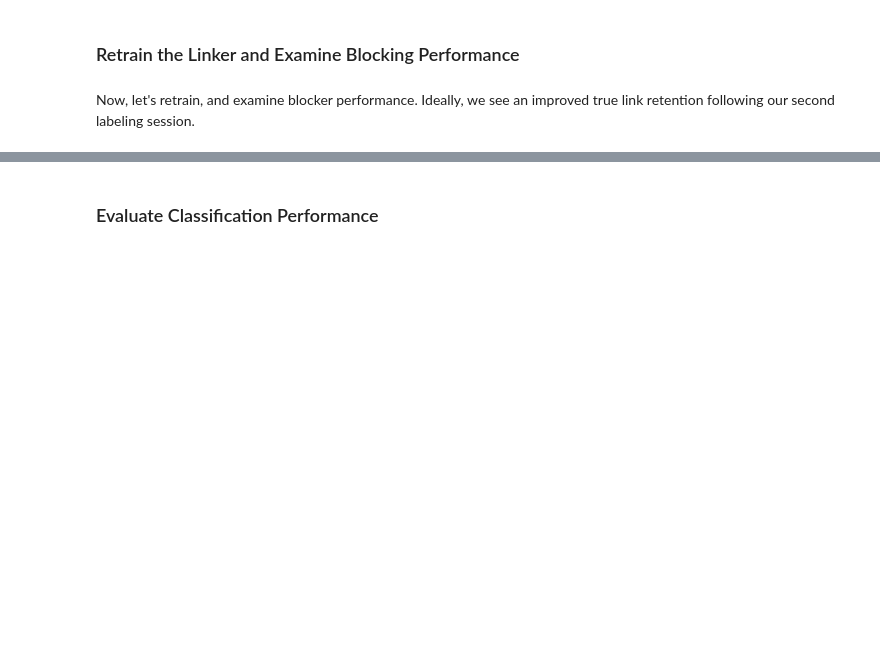
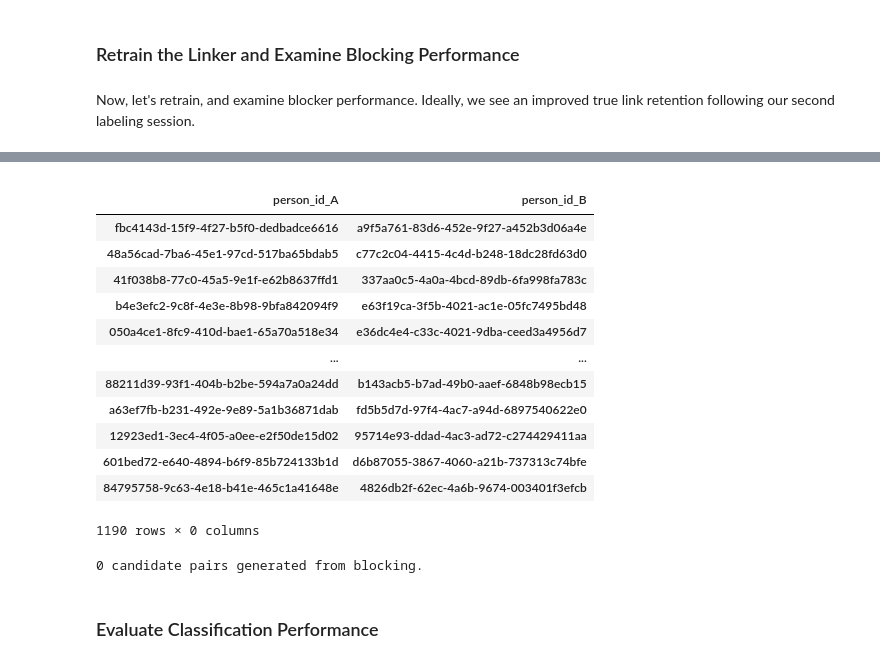
Before and after one commit to arunt-sjsu/DL_Project, a Jupyter notebook: assignment_7_Catchup_1/FEBRL_Data_with_Active_Learning.ipynb, the cells around one changed output, grey strips where cells are left out. Saved outputs shown, nothing was run; the diff lists cells and outputs as text; code cells hidden in the pictures; blank space fills up the shorter version.

```diff
--- a/assignment_7_Catchup_1/FEBRL_Data_with_Active_Learning.ipynb
+++ b/assignment_7_Catchup_1/FEBRL_Data_with_Active_Learning.ipynb
@@ -460,30 +642,51 @@ linker2.train()
+# %%
+df_candidate_links
+# %% [output]
+|  |  |
+| person_id_A | person_id_B |
+| fbc4143d-15f9-4f27-b5f0-dedbadce6616 | a9f5a761-83d6-452e-9f27-a452b3d06a4e |
+| 48a56cad-7ba6-45e1-97cd-517ba65bdab5 | c77c2c04-4415-4c4d-b248-18dc28fd63d0 |
+| 41f038b8-77c0-45a5-9e1f-e62b8637ffd1 | 337aa0c5-4a0a-4bcd-89db-6fa998fa783c |
+| b4e3efc2-9c8f-4e3e-8b98-9bfa842094f9 | e63f19ca-3f5b-4021-ac1e-05fc7495bd48 |
+| 050a4ce1-8fc9-410d-bae1-65a70a518e34 | e36dc4e4-c33c-4021-9dba-ceed3a4956d7 |
+| ... | ... |
+| 88211d39-93f1-404b-b2be-594a7a0a24dd | b143acb5-b7ad-49b0-aaef-6848b98ecb15 |
+| a63ef7fb-b231-492e-9e89-5a1b36871dab | fd5b5d7d-97f4-4ac7-a94d-6897540622e0 |
+| 12923ed1-3ec4-4f05-a0ee-e2f50de15d02 | 95714e93-ddad-4ac3-ad72-c274429411aa |
+| 601bed72-e640-4894-b6f9-85b724133b1d | d6b87055-3867-4060-a21b-737313c74bfe |
+| 84795758-9c63-4e18-b41e-465c1a41648e | 4826db2f-62ec-4a6b-9674-003401f3efcb |
+1190 rows × 0 columns
 # %%
 candidate_pairs = [x for x in linker2.pairs(records_A, records_B)]
 print(f"{len(candidate_pairs):,} candidate pairs generated from blocking.")
+if len(candidate_pairs)!=0:
+  df_candidate_links = pd.DataFrame(
+    [(x[0][0], x[1][0]) for x in candidate_pairs]
+  ).rename(columns={0 : "person_id_A", 1 : "person_id_B"})
+  print(df_candidate_links.columns)
+  df_candidate_links.set_index(["person_id_A", "person_id_B"])
 
-df_candidate_links = pd.DataFrame(
-    [(x[0][0], x[1][0]) for x in candidate_pairs]
-).rename(columns={0 : "person_id_A", 1 : "person_id_B"}).set_index(["person_id_A", "person_id_B"])
+  max_candidate_pairs = df_A.shape[0]*df_B.shape[0]
 
-max_candidate_pairs = df_A.shape[0]*df_B.shape[0]
+  print(f"{max_candidate_pairs:,} total possible pairs.")
 
-print(f"{max_candidate_pairs:,} total possible pairs.")
+  # Calculate search space reduction.
+  search_space_reduction = round(1 - len(candidate_pairs)/max_candidate_pairs, 6)
+  print(f"\n{len(candidate_pairs):,} pairs after full blocking: {search_space_reduction}% search space reduction.")
 
-# Calculate search space reduction.
-search_space_reduction = round(1 - len(candidate_pairs)/max_candidate_pairs, 6)
-print(f"\n{len(candidate_pairs):,} pairs after full blocking: {search_space_reduction}% search space reduction.")
+  # Calculate retained true links percentage.
+  total_true_links = df_ground_truth.shape[0]
+  true_links_after_blocking = pd.merge(
+      df_ground_truth,
+      df_candidate_links,
+      left_index=True,
+      right_index=True,
+      how="inner"
+  ).shape[0]
 
-# Calculate retained true links percentage.
-total_true_links = df_ground_truth.shape[0]
-true_links_after_blocking = pd.merge(
-    df_ground_truth,
-    df_candidate_links,
-    left_index=True,
-    right_index=True,
-    how="inner"
-).shape[0]
-
-retained_true_link_percent = round((true_links_after_blocking/total_true_links) * 100, 2)
-print(f"{retained_true_link_percent}% true links retained after blocking.")
+  retained_true_link_percent = round((true_links_after_blocking/total_true_links) * 100, 2)
+  print(f"{retained_true_link_percent}% true links retained after blocking.")
+# %% [output]
+0 candidate pairs generated from blocking.
 # %% [markdown]
 ### Evaluate Classification Performance
```
Also changed, not shown: parts of 25 cells of this notebook.
